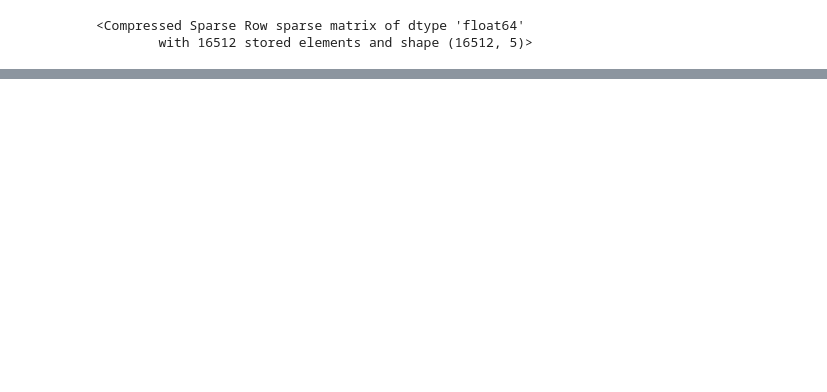
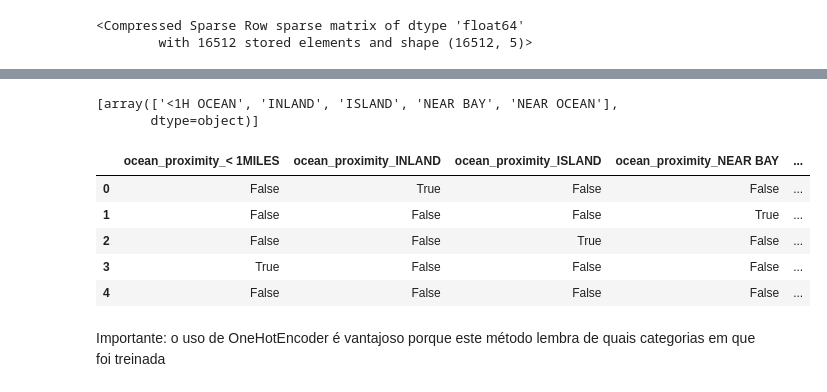
Before and after one commit to blsribeiro83/mba-data-science, a Jupyter notebook: 08- deep-learning/aurelien_geron/Notas_Estudo_Geron_Cap02.ipynb, the cells around one changed output, grey strips where cells are left out. Drawn from its saved outputs; the diff is of its cells as text; code cells hidden in the pictures; blank space fills up the shorter version.

```diff
--- a/08- deep-learning/aurelien_geron/Notas_Estudo_Geron_Cap02.ipynb
+++ b/08- deep-learning/aurelien_geron/Notas_Estudo_Geron_Cap02.ipynb
@@ -358,0 +379,21 @@ housing_cat_1hot
+# %%
+cat_encoder.categories_
+# %% [output]
+[array(['<1H OCEAN', 'INLAND', 'ISLAND', 'NEAR BAY', 'NEAR OCEAN'],
+       dtype=object)]
+# %%
+# get_dummies é uma função do Pandas para converter toda característica categórica em uma representação one-hot, com uma característica binária por categoria
+# este processo é conhecido como dummização
+
+df_test = pd.DataFrame({"ocean_proximity":["INLAND","NEAR BAY","ISLAND","< 1MILES","NEAR OCEAN"]})
+
+pd.get_dummies(df_test)
+# %% [output]
+|  | ocean_proximity_< 1MILES | ocean_proximity_INLAND | ocean_proximity_ISLAND | ocean_proximity_NEAR BAY | ... |
+| 0 | False | True | False | False | ... |
+| 1 | False | False | False | True | ... |
+| 2 | False | False | True | False | ... |
+| 3 | True | False | False | False | ... |
+| 4 | False | False | False | False | ... |
+# %% [markdown]
+Importante: o uso de OneHotEncoder é vantajoso porque este método lembra de quais categorias em que foi treinada
```
Also changed, not shown: parts of 2 cells of this notebook.
